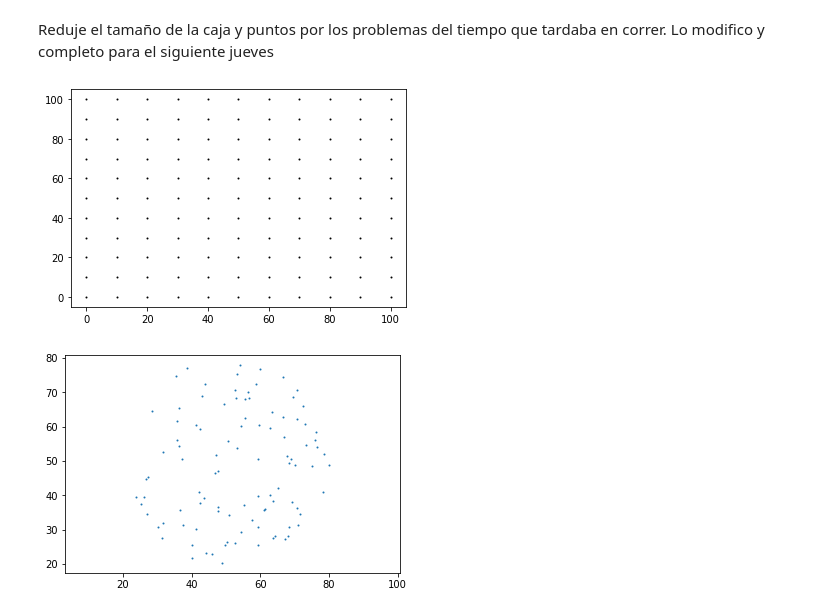
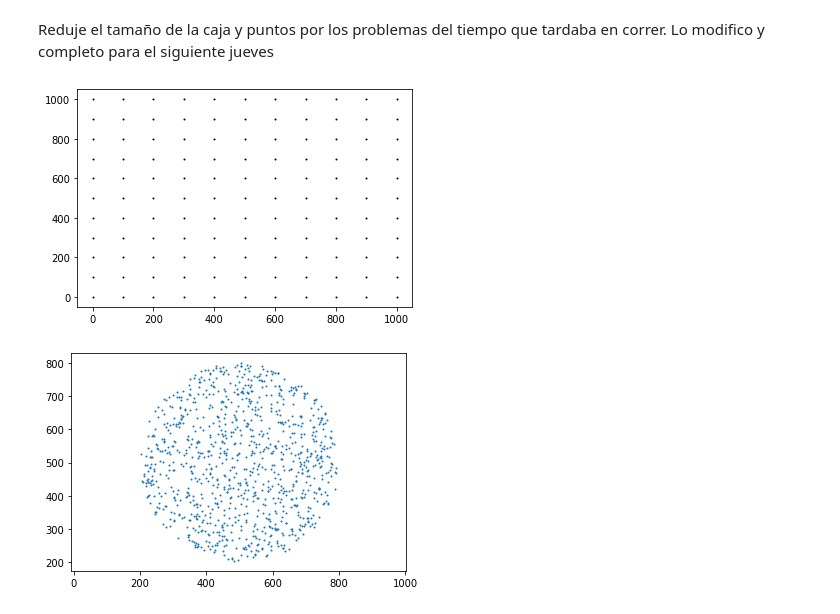
Before and after one commit to LabAvanzadoCosmo/ejercicios-FabianHdzGtz, a Jupyter notebook: Ejercicios2/Ejercicios2.ipynb, the cells around one changed output. Saved outputs shown, nothing was run; the diff lists cells and outputs as text; code cells hidden in the pictures.

```diff
--- a/Ejercicios2/Ejercicios2.ipynb
+++ b/Ejercicios2/Ejercicios2.ipynb
@@ -42,8 +38,8 @@ def DR(N,M,L,r,d,num_bins):
     return cuentas_norm
 # %%
 
-L=100
-d=10
+L=1000
+d=100
 x=[]
 y=[]
 for i in range (int(L/d+1)):
@@ -59,28 +55,28 @@ datos_malla[:,1]=y
 plt.scatter(datos_malla[:,0],datos_malla[:,1], s=1, color='0')
 plt.show()
 # %% [output]
-[figure, old version]
+[figure, new version]
 # %%
-R=30
-N=100
+R=300
+N=1000
 phi = np.random.uniform(0,2*np.pi,N)
 costheta =np.random.uniform(-1,1,N)
 u = np.random.uniform(0,R**2,N)
 
 theta = np.arccos( costheta )
 r =  u**(1/2)
 
 datos_disco=np.zeros(shape=(N,2), dtype=float)
-datos_disco[:,0] = r * np.cos( phi) +50
-datos_disco[:,1] = r * np.sin( phi) +50
+datos_disco[:,0] = r * np.cos( phi) +500
+datos_disco[:,1] = r * np.sin( phi) +500
 
 
 
 
 plt.scatter(datos_disco[:,0],datos_disco[:,1], s=1)
 plt.figsize=(40,40)
 plt.axis('equal')
 plt.show()
 # %% [output]
-[figure, old version]
+[figure, new version]
 # %%
```
Also changed, not shown: parts of 11 cells of this notebook.
